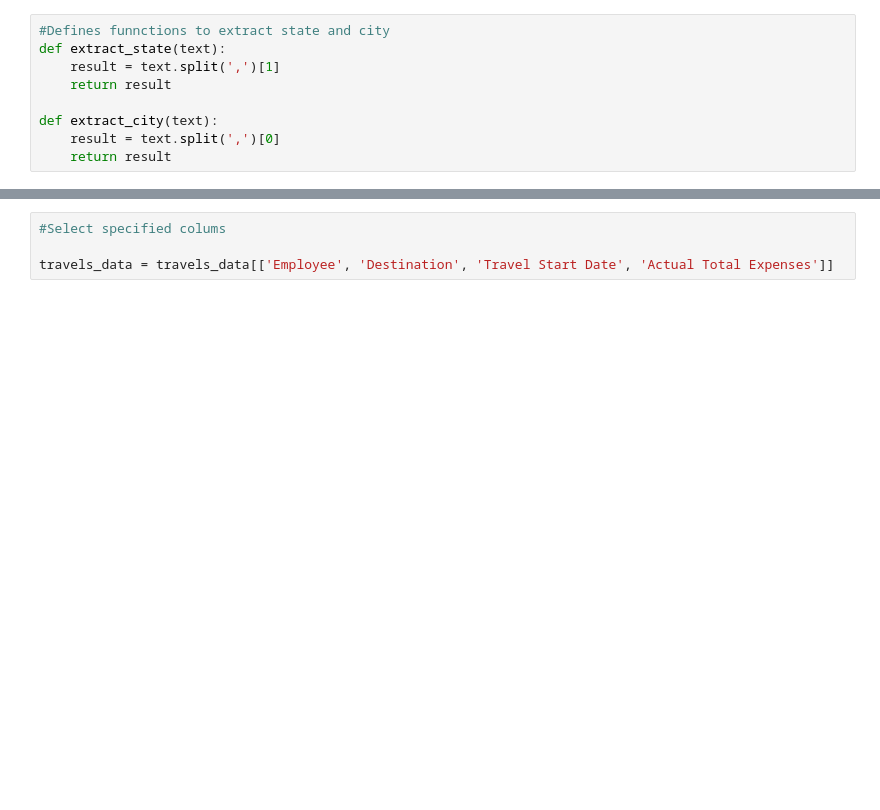
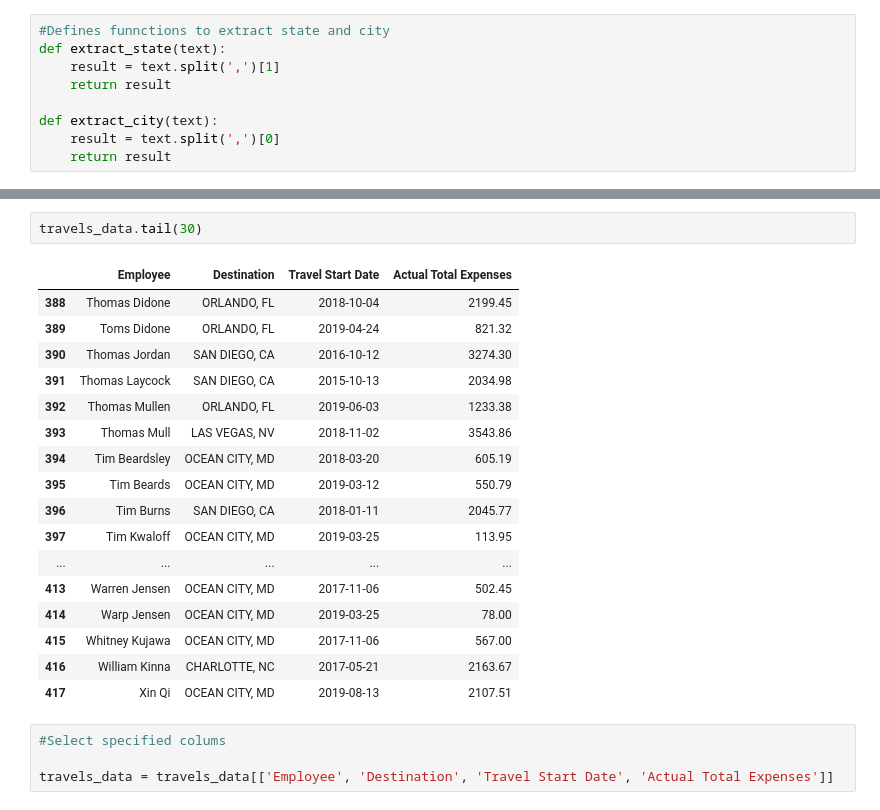
Before and after one commit to razurpenet/data_cleaning_with_pandas, a Jupyter notebook: index.ipynb, the cells around one changed output, grey strips where cells are left out. Cells and saved outputs as stored; diff of their text form; blank space fills up the shorter version.

```diff
--- a/index.ipynb
+++ b/index.ipynb
@@ -139,3 +157,23 @@ travels_data
+# %%
+travels_data.tail(30)
+# %% [output]
+|  | Employee | Destination | Travel Start Date | Actual Total Expenses |
+| 388 | Thomas Didone | ORLANDO, FL | 2018-10-04 | 2199.45 |
+| 389 | Toms Didone | ORLANDO, FL | 2019-04-24 | 821.32 |
+| 390 | Thomas Jordan | SAN DIEGO, CA | 2016-10-12 | 3274.30 |
+| 391 | Thomas Laycock | SAN DIEGO, CA | 2015-10-13 | 2034.98 |
+| 392 | Thomas Mullen | ORLANDO, FL | 2019-06-03 | 1233.38 |
+| 393 | Thomas Mull | LAS VEGAS, NV | 2018-11-02 | 3543.86 |
+| 394 | Tim Beardsley | OCEAN CITY, MD | 2018-03-20 | 605.19 |
+| 395 | Tim Beards | OCEAN CITY, MD | 2019-03-12 | 550.79 |
+| 396 | Tim Burns | SAN DIEGO, CA | 2018-01-11 | 2045.77 |
+| 397 | Tim Kwaloff | OCEAN CITY, MD | 2019-03-25 | 113.95 |
+| ... | ... | ... | ... | ... |
+| 413 | Warren Jensen | OCEAN CITY, MD | 2017-11-06 | 502.45 |
+| 414 | Warp Jensen | OCEAN CITY, MD | 2019-03-25 | 78.00 |
+| 415 | Whitney Kujawa | OCEAN CITY, MD | 2017-11-06 | 567.00 |
+| 416 | William Kinna | CHARLOTTE, NC | 2017-05-21 | 2163.67 |
+| 417 | Xin Qi | OCEAN CITY, MD | 2019-08-13 | 2107.51 |
 # %%
 #Select specified colums
 
```
Also changed, not shown: parts of 18 cells of this notebook, 2 other files.
